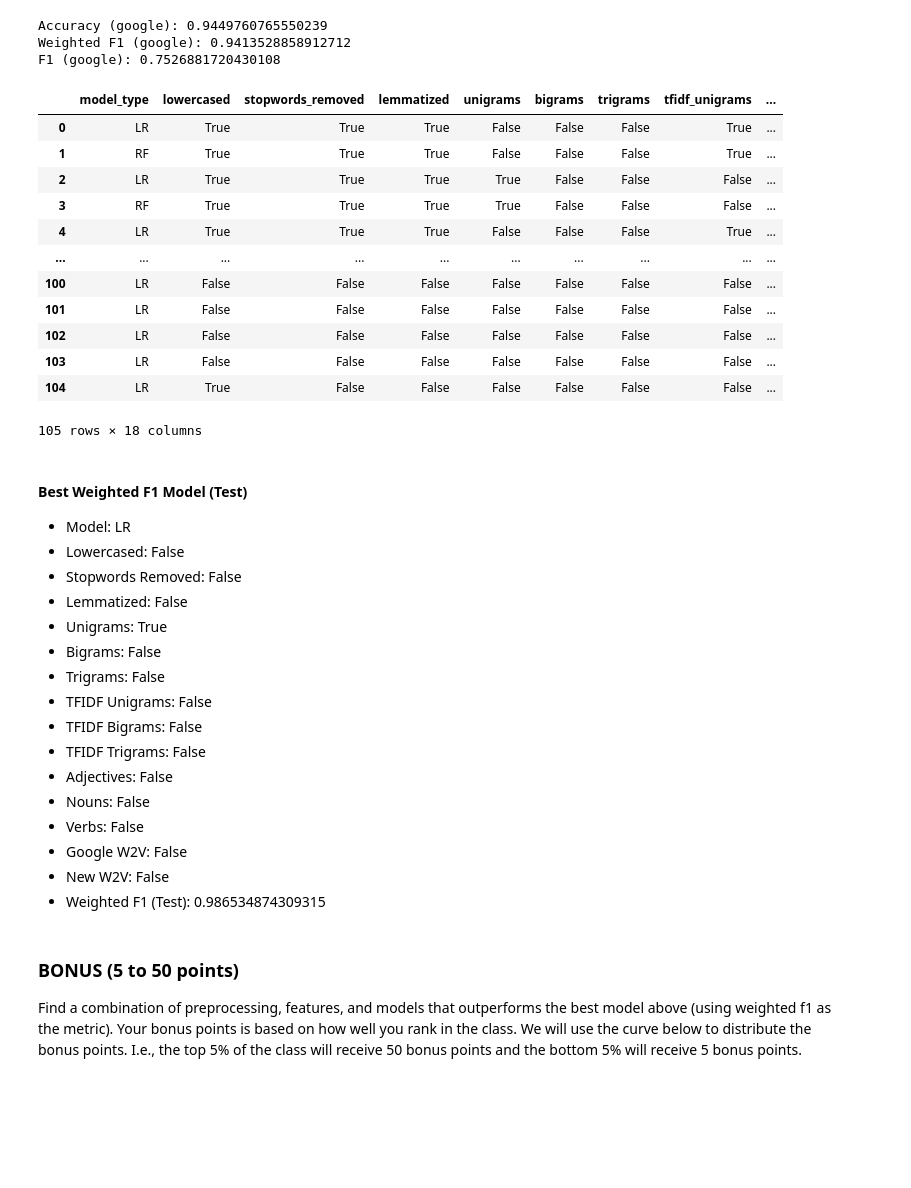
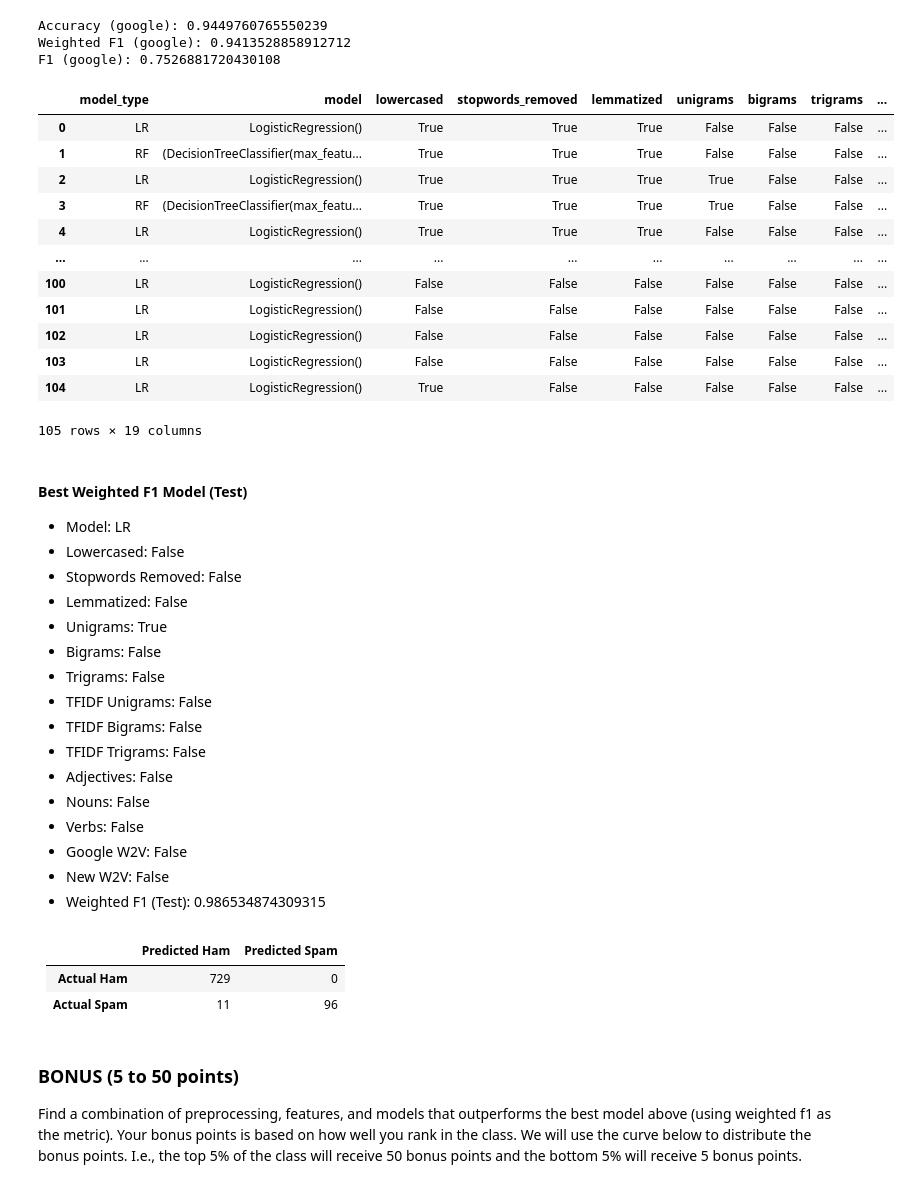
Before and after one commit to lostflux/data-mining, a Jupyter notebook: assignments/02/Assignment_2.ipynb, the cells around one changed output. Drawn from its saved outputs; the diff is of its cells as text; code cells hidden in the pictures; blank space fills up the shorter version.

```diff
--- a/assignments/02/Assignment_2.ipynb
+++ b/assignments/02/Assignment_2.ipynb
@@ -62,6 +62,18 @@ display(Markdown(
   - Test size:  {len(test)}
   """
 ))
+
+CONFUSION_MATRICES = {}
+
+def print_confusion_matrix(confusion_matrix):
+  display(Markdown(
+    f"""
+| | **Predicted Ham** | **Predicted Spam** |
+| ---: | ---: | ---: |
+| **Actual Ham** | {confusion_matrix[0][0]} | {confusion_matrix[0][1]} |
+| **Actual Spam** | {confusion_matrix[1][0]} | {confusion_matrix[1][1]} |
+    """
+  ))
 # %% [output]
 |  | Category | Message |
 | 0 | ham | Go until jurong point, crazy.. Av... |
@@ -215,7 +227,7 @@ def evaluate_model(trained_model, *, split="test", metric=None, eval_features, e
 def process(results: pd.DataFrame, train_df, test_df, *, lowercase=False, remove_stopwords=False, lemmatize=False, ngram_range=(1,1), tfidf=False):
     clean_tokenized_train = preprocess(train_df["Message"],lowercase=lowercase, remove_stopwords=remove_stopwords, lemmatize=lemmatize)
     clean_tokenized_test = preprocess(test_df["Message"], lowercase=lowercase, remove_stopwords=remove_stopwords, lemmatize=lemmatize)
-    train_features, test_features, vectorizer = extract_features( (clean_tokenized_train, clean_tokenized_test), tfidf=tfidf, ngram_range=ngram_range)
+    train_features, test_features, _ = extract_features( (clean_tokenized_train, clean_tokenized_test), tfidf=tfidf, ngram_range=ngram_range)
 
     # train model
     for model_type in ('LR', 'RF'):
@@ -236,6 +248,8 @@ def process(results: pd.DataFrame, train_df, test_df, *, lowercase=False, remove
             **evaluate_model(model, split="train", eval_features=train_features, eval_labels=train_df['Category']),
             **evaluate_model(model, split="test", eval_features=test_features, eval_labels=test_df['Category'])
         }
+
+        CONFUSION_MATRICES[model] = sklearn.metrics.confusion_matrix(test_df['Category'], model.predict(test_features))
 # %%
 results = pd.DataFrame(columns=[
     'model_type',
@@ -347,6 +361,11 @@ display(Markdown(
   - Weighted F1 (Test): {best_f1_test['weighted_f1_test']}
   """
 ))
+
+# print confusion matrix from the dict
+
+confusion_matrix = CONFUSION_MATRICES[best_f1_test['model']]
+print_confusion_matrix(confusion_matrix)
 # %% [output]
 
   #### Best Weighted F1 Model (Train)
@@ -483,6 +492,7 @@ Show the confusion matrix for the best-performing model on the test set. <br>
 # new df with only adjectives, nouns, verbs, and
 results_2 = pd.DataFrame(columns=[
   'model_type',
+  'model',
   'adjectives',
   'nouns',
   'verbs',
@@ -546,11 +556,14 @@ for adjectives in (True, False):
       # evaluate model and add to df
       results_2.loc[len(results_2)] = {
         'model_type': best_f1_test['model_type'],
+        'model': model,
         'adjectives': adjectives,
         'nouns': nouns,
         'verbs': verbs,
         **evaluate_model(model, split="test", eval_features=test_features, eval_labels=test['Category'])
       }
 
+      CONFUSION_MATRICES[model] = sklearn.metrics.confusion_matrix(test['Category'], model.predict(test_features))
+
 results_2
 # %% [output]
@@ -809,6 +839,7 @@ F1 (google): 0.7526881720430108
 
 extended_df = pd.DataFrame(columns=[
   'model_type',
+  "model",
   'lowercased',
   'stopwords_removed',
   'lemmatized',
@@ -832,6 +863,7 @@ extended_df = pd.DataFrame(columns=[
 for index, row in results.iterrows():
   extended_df.loc[len(extended_df)] = {
     'model_type': row['model_type'],
+    "model": row['model'],
     'lowercased': row['lowercased'],
     'stopwords_removed': row['stopwords_removed'],
     'lemmatized': row['lemmatized'],
@@ -855,6 +887,7 @@ for index, row in results.iterrows():
 for index, row in results_2.iterrows():
   extended_df.loc[len(extended_df)] = {
     'model_type': row['model_type'],
+    'model': row['model'],
     'lowercased': False,
     'stopwords_removed': False,
     'lemmatized': False,
@@ -871,46 +904,47 @@ for index, row in results_2.iterrows():
     'w2v_Span': False,
     'f1_test': row['f1_test'],
     'weighted_f1_test': row['weighted_f1_test'],
     'accuracy_test': row['accuracy_test']
   }
 
 # append new model to df
 extended_df.loc[len(extended_df)] = {
   'model_type': 'LR',
+  'model': model_google_2,
   'lowercased': True,
   'stopwords_removed': False,
   'lemmatized': False,
   'unigrams': False,
   'bigrams': False,
   'trigrams': False,
   'tfidf_unigrams': False,
   'tfidf_bigrams': False,
   'tfidf_trigrams': False,
   'adjectives': False,
   'nouns': True,
   'verbs': True,
   'w2v_Google': True,
   'w2v_Span': False,
   'f1_test': results_google_2['f1_test'],
   'weighted_f1_test': results_google_2['weighted_f1_test'],
   'accuracy_test': results_google_2['accuracy_test']
 }
 
 extended_df
 # %% [output]
-|  | model_type | lowercased | stopwords_removed | lemmatized | unigrams | bigrams | trigrams | tfidf_unigrams | ... |
-| 0 | LR | True | True | True | False | False | False | True | ... |
-| 1 | RF | True | True | True | False | False | False | True | ... |
-| 2 | LR | True | True | True | True | False | False | False | ... |
-| 3 | RF | True | True | True | True | False | False | False | ... |
-| 4 | LR | True | True | True | False | False | False | True | ... |
+|  | model_type | model | lowercased | stopwords_removed | lemmatized | unigrams | bigrams | trigrams | ... |
+| 0 | LR | LogisticRegression() | True | True | True | False | False | False | ... |
+| 1 | RF | (DecisionTreeClassifier(max_featu... | True | True | True | False | False | False | ... |
+| 2 | LR | LogisticRegression() | True | True | True | True | False | False | ... |
+| 3 | RF | (DecisionTreeClassifier(max_featu... | True | True | True | True | False | False | ... |
+| 4 | LR | LogisticRegression() | True | True | True | False | False | False | ... |
 | ... | ... | ... | ... | ... | ... | ... | ... | ... | ... |
-| 100 | LR | False | False | False | False | False | False | False | ... |
-| 101 | LR | False | False | False | False | False | False | False | ... |
-| 102 | LR | False | False | False | False | False | False | False | ... |
-| 103 | LR | False | False | False | False | False | False | False | ... |
-| 104 | LR | True | False | False | False | False | False | False | ... |
+| 100 | LR | LogisticRegression() | False | False | False | False | False | False | ... |
+| 101 | LR | LogisticRegression() | False | False | False | False | False | False | ... |
+| 102 | LR | LogisticRegression() | False | False | False | False | False | False | ... |
+| 103 | LR | LogisticRegression() | False | False | False | False | False | False | ... |
+| 104 | LR | LogisticRegression() | True | False | False | False | False | False | ... |
-105 rows × 18 columns
+105 rows × 19 columns
 # %%
 # best performing model
 best_f1_test_extended = extended_df.sort_values(by='weighted_f1_test', ascending=False).iloc[0]
@@ -938,6 +972,7 @@ display(Markdown(
 ))
 
 # print confusion matrix
+print_confusion_matrix(CONFUSION_MATRICES[best_f1_test_extended['model']])
 # %% [output]
 
   #### Best Weighted F1 Model (Test)
@@ -957,6 +992,11 @@ display(Markdown(
   - Google W2V: False
   - New W2V: False
   - Weighted F1 (Test): 0.986534874309315
+
+| | **Predicted Ham** | **Predicted Spam** |
+| ---: | ---: | ---: |
+| **Actual Ham** | 729 | 0 |
+| **Actual Spam** | 11 | 96 |
 # %% [markdown]
 ### BONUS (5 to 50 points)
 
```
Also changed, not shown: parts of 6 cells of this notebook.
